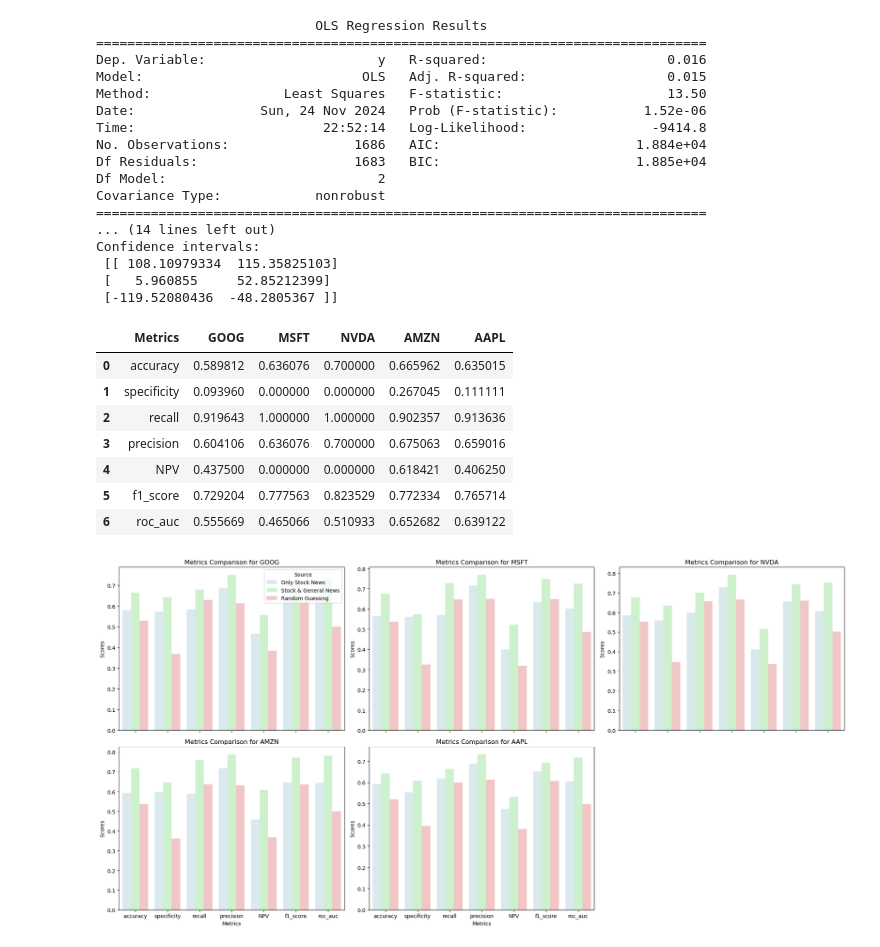
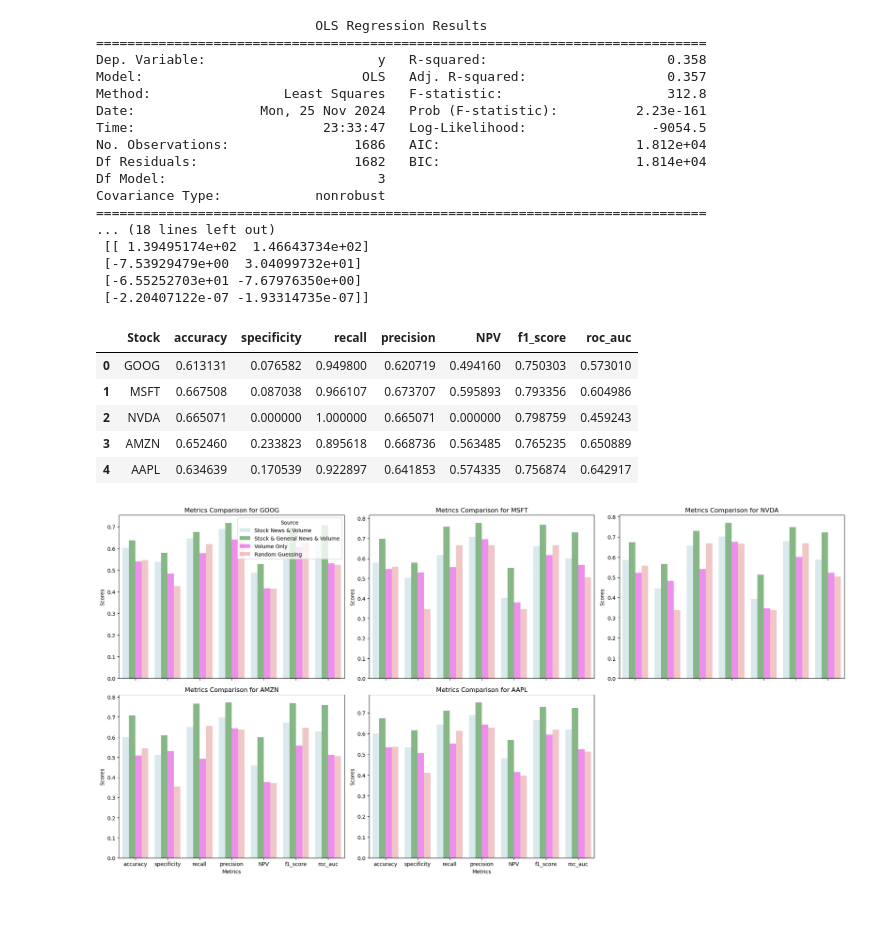
Before and after one commit to rishabhtyagi989/SIGNS_2024, a Jupyter notebook: Model_building.ipynb, the cells around one changed output. Drawn from its saved outputs; the diff is of its cells as text; code cells hidden in the pictures; blank space fills up the shorter version.

Commit message:
Added volume as a feature

```diff
--- a/Model_building.ipynb
+++ b/Model_building.ipynb
@@ -290,5 +339,5 @@ def fit_sentiments_vs_metric_as_mlr_kfold(stock_symbols, results, interval_days,
 
     return {'models': mlr_model, 'avg_mse': avg_mse, 'fold_mse': fold_mse}
 # %%
-fit_sentiments_vs_metric_as_mlr_kfold(stock_symbols, results, interval_days, 'sma')
+fit_sentiments_vs_metric_as_mlr_kfold(stock_symbols, results, interval_days, 'sma', include_volume = True, include_stock_news = True, include_global_news = True)
 # %% [output]
@@ -372,25 +427,25 @@ stock_symbol = 'AAPL'
 metric = 'sma'
 
 # Run the multilinear regression
-run_multilinear_regression(results, stock_symbol, interval_days, metric)
+run_multilinear_regression(results, stock_symbol, interval_days, include_global_news=True, include_stock_news=True, include_volume=True, metric=metric)
 # %% [output]
                             OLS Regression Results
 ==============================================================================
-Dep. Variable:                      y   R-squared:                       0.016
-Model:                            OLS   Adj. R-squared:                  0.015
-Method:                 Least Squares   F-statistic:                     13.50
-Date:                Sun, 24 Nov 2024   Prob (F-statistic):           1.52e-06
-Time:                        22:52:14   Log-Likelihood:                -9414.8
-No. Observations:                1686   AIC:                         1.884e+04
-Df Residuals:                    1683   BIC:                         1.885e+04
-Df Model:                           2
+Dep. Variable:                      y   R-squared:                       0.358
+Model:                            OLS   Adj. R-squared:                  0.357
+Method:                 Least Squares   F-statistic:                     312.8
+Date:                Mon, 25 Nov 2024   Prob (F-statistic):          2.23e-161
+Time:                        23:33:47   Log-Likelihood:                -9054.5
+No. Observations:                1686   AIC:                         1.812e+04
+Df Residuals:                    1682   BIC:                         1.814e+04
+Df Model:                           3
 Covariance Type:            nonrobust
 ==============================================================================
-... (14 lines left out)
-Confidence intervals:
- [[ 108.10979334  115.35825103]
- [   5.960855     52.85212399]
- [-119.52080436  -48.2805367 ]]
+... (18 lines left out)
+ [[ 1.39495174e+02  1.46643734e+02]
+ [-7.53929479e+00  3.04099732e+01]
+ [-6.55252703e+01 -7.67976350e+00]
+ [-2.20407122e-07 -1.93314735e-07]]
 # %%
 def random_guess_baseline(stock_symbols, results, interval_days, metric):
     """
@@ -570,14 +634,12 @@ def fit_sentiments_vs_metric_as_log_reg(stock_symbols, results, interval_days, i
 
     return df_metrics, models, fold_metrics
 # %%
-fit_sentiments_vs_metric_as_log_reg(stock_symbols, results, interval_days, include_news_sentiment=True)[0]
+fit_sentiments_vs_metric_as_log_reg(stock_symbols, results, interval_days, include_global_news=True, include_volume=True, include_stock_news=True)[0]
 # %% [output]
-|  | Metrics | GOOG | MSFT | NVDA | AMZN | AAPL |
-| 0 | accuracy | 0.589812 | 0.636076 | 0.700000 | 0.665962 | 0.635015 |
-| 1 | specificity | 0.093960 | 0.000000 | 0.000000 | 0.267045 | 0.111111 |
-| 2 | recall | 0.919643 | 1.000000 | 1.000000 | 0.902357 | 0.913636 |
-| 3 | precision | 0.604106 | 0.636076 | 0.700000 | 0.675063 | 0.659016 |
-| 4 | NPV | 0.437500 | 0.000000 | 0.000000 | 0.618421 | 0.406250 |
-| 5 | f1_score | 0.729204 | 0.777563 | 0.823529 | 0.772334 | 0.765714 |
-| 6 | roc_auc | 0.555669 | 0.465066 | 0.510933 | 0.652682 | 0.639122 |
+|  | Stock | accuracy | specificity | recall | precision | NPV | f1_score | roc_auc |
+| 0 | GOOG | 0.613131 | 0.076582 | 0.949800 | 0.620719 | 0.494160 | 0.750303 | 0.573010 |
+| 1 | MSFT | 0.667508 | 0.087038 | 0.966107 | 0.673707 | 0.595893 | 0.793356 | 0.604986 |
+| 2 | NVDA | 0.665071 | 0.000000 | 1.000000 | 0.665071 | 0.000000 | 0.798759 | 0.459243 |
+| 3 | AMZN | 0.652460 | 0.233823 | 0.895618 | 0.668736 | 0.563485 | 0.765235 | 0.650889 |
+| 4 | AAPL | 0.634639 | 0.170539 | 0.922897 | 0.641853 | 0.574335 | 0.756874 | 0.642917 |
 # %%
@@ -705,18 +783,21 @@ def fit_sentiments_vs_metric_as_xgb_kfold(stock_symbols, results, interval_days,
 
     return df_metrics, models, fold_metrics
 # %%
-XGB_model_without_news = fit_sentiments_vs_metric_as_xgb_kfold(stock_symbols, results, interval_days, include_news_sentiment=False)
-XGB_model_with_news = fit_sentiments_vs_metric_as_xgb_kfold(stock_symbols, results, interval_days, include_news_sentiment=True)
+XGB_model_without_news = fit_sentiments_vs_metric_as_xgb_kfold(stock_symbols, results, interval_days, include_global_news=False, include_stock_news=True, include_volume=True)
+XGB_model_with_news = fit_sentiments_vs_metric_as_xgb_kfold(stock_symbols, results, interval_days, include_global_news=True, include_stock_news=True, include_volume=True)
+XGB_model_with_volume = fit_sentiments_vs_metric_as_xgb_kfold(stock_symbols, results, interval_days, include_global_news=False, include_stock_news=False, include_volume=True)
 # %%
 y_without_news = XGB_model_without_news[0]
 y_with_news = XGB_model_with_news[0]
+y_with_volume = XGB_model_with_volume[0]
 y_random = random_guess_baseline(stock_symbols, results, interval_days, "sma")
 
-y_without_news['Source'] = 'Only Stock News'
-y_with_news['Source'] = 'Stock & General News'
+y_without_news['Source'] = 'Stock News & Volume'
+y_with_news['Source'] = 'Stock & General News & Volume'
+y_with_volume['Source'] = 'Volume Only'
 y_random['Source'] = 'Random Guessing'
 
-combined_data = pd.concat([y_without_news, y_with_news, y_random])
+combined_data = pd.concat([y_without_news, y_with_news, y_with_volume, y_random])
 
 # Calculate the number of rows and columns for subplots
 n_symbols = len(stock_symbols)
@@ -731,35 +812,35 @@ axes = axes.flatten()
 
 for i, symbol in enumerate(stock_symbols):
     stock_data = combined_data[['Metrics', symbol, 'Source']].rename(columns={symbol: 'Score'})
 
     # Add a barplot to fill the boxes
     sns.barplot(
         x='Metrics', y='Score', hue='Source',
         data=stock_data,
         ax=axes[i],
-        palette={'Random Guessing': 'lightcoral', 'Only Stock News': 'lightblue', 'Stock & General News': 'lightgreen'},
+        palette={'Random Guessing': 'lightcoral', 'Stock News & Volume': 'lightblue', 'Stock & General News & Volume': 'green','Volume Only': 'magenta' },
         alpha=0.5  # Add transparency to bar plot
     )
 
     # Customize each subplot
     axes[i].set_title(f'Metrics Comparison for {symbol}')
     axes[i].set_ylabel('Scores')
     axes[i].set_xlabel('Metrics')
 
     # Add legend only to the first subplot
     if i == 0:
         axes[i].legend(title='Source', loc='upper right')
     else:
         axes[i].get_legend().remove()
 
 # Hide unused subplots (if any)
 for j in range(len(stock_symbols), len(axes)):
     axes[j].axis('off')
 
 plt.tight_layout()
 plt.show()
 # %% [output]
-[figure, old version]
+[figure, new version]
 # %%
 all_metrics = XGB_model_with_news[2]['GOOG'].keys()
 for symbol in stock_symbols:
```
Also changed, not shown: parts of 13 cells of this notebook.
